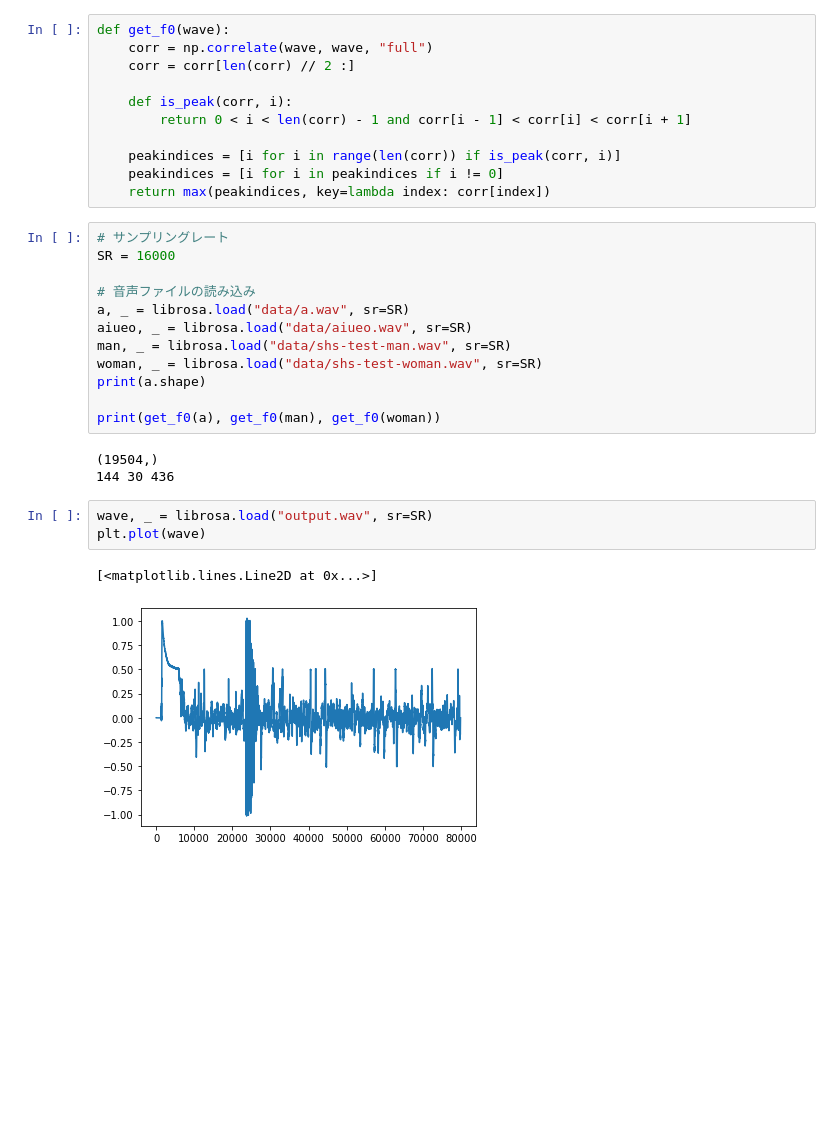
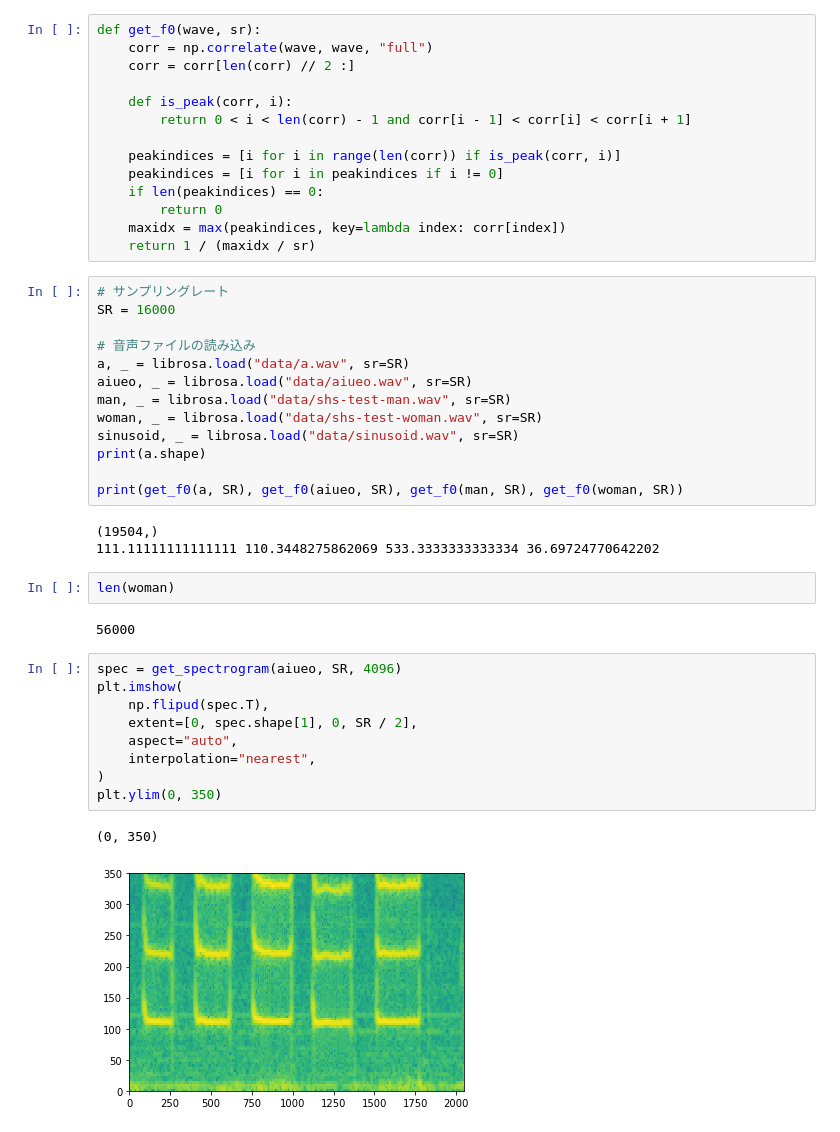
Before and after one commit to jaeyounkg/le4-audio-kuis, a Jupyter notebook: correlate.ipynb, the cells around one changed output. Saved outputs shown, nothing was run; the diff lists cells and outputs as text; blank space fills up the shorter version.

```diff
--- a/correlate.ipynb
+++ b/correlate.ipynb
@@ -10,5 +12,5 @@ from playsound import playsound
 # %%
-def get_f0(wave):
+def get_f0(wave, sr):
     corr = np.correlate(wave, wave, "full")
     corr = corr[len(corr) // 2 :]
 
@@ -17,7 +19,10 @@ def get_f0(wave):
 
     peakindices = [i for i in range(len(corr)) if is_peak(corr, i)]
     peakindices = [i for i in peakindices if i != 0]
-    return max(peakindices, key=lambda index: corr[index])
+    if len(peakindices) == 0:
+        return 0
+    maxidx = max(peakindices, key=lambda index: corr[index])
+    return 1 / (maxidx / sr)
 # %%
 # サンプリングレート
 SR = 16000
@@ -27,16 +32,27 @@ a, _ = librosa.load("data/a.wav", sr=SR)
 aiueo, _ = librosa.load("data/aiueo.wav", sr=SR)
 man, _ = librosa.load("data/shs-test-man.wav", sr=SR)
 woman, _ = librosa.load("data/shs-test-woman.wav", sr=SR)
+sinusoid, _ = librosa.load("data/sinusoid.wav", sr=SR)
 print(a.shape)
 
-print(get_f0(a), get_f0(man), get_f0(woman))
+print(get_f0(a, SR), get_f0(aiueo, SR), get_f0(man, SR), get_f0(woman, SR))
 # %% [output]
 (19504,)
-144 30 436
+111.11111111111111 110.3448275862069 533.3333333333334 36.69724770642202
-# %%
-wave, _ = librosa.load("output.wav", sr=SR)
-plt.plot(wave)
-# %% [output]
-[<matplotlib.lines.Line2D at 0x...>]
-[figure, removed]
+# %%
+len(woman)
+# %% [output]
+56000
+# %%
+spec = get_spectrogram(aiueo, SR, 4096)
+plt.imshow(
+    np.flipud(spec.T),
+    extent=[0, spec.shape[1], 0, SR / 2],
+    aspect="auto",
+    interpolation="nearest",
+)
+plt.ylim(0, 350)
+# %% [output]
+(0, 350)
+[figure, added]
 # %%
```
Also changed, not shown: parts of 3 cells of this notebook, 5 other files.
